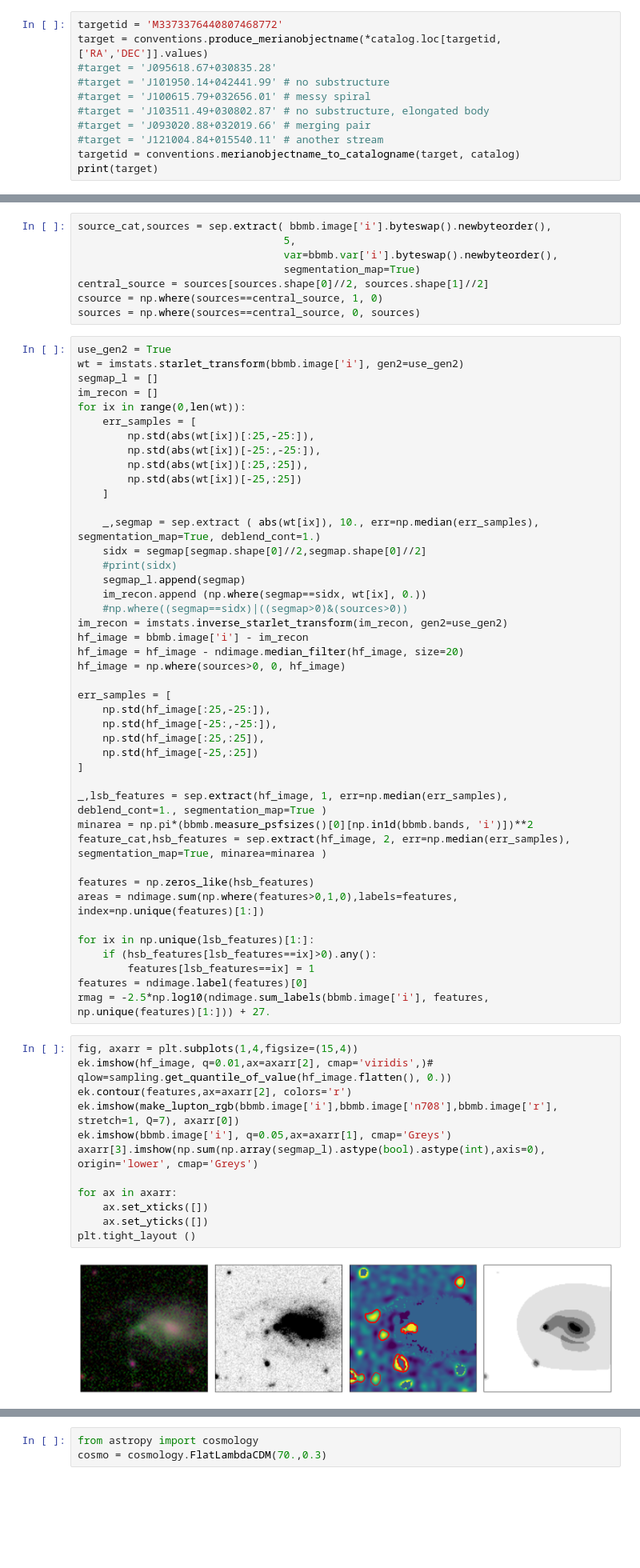
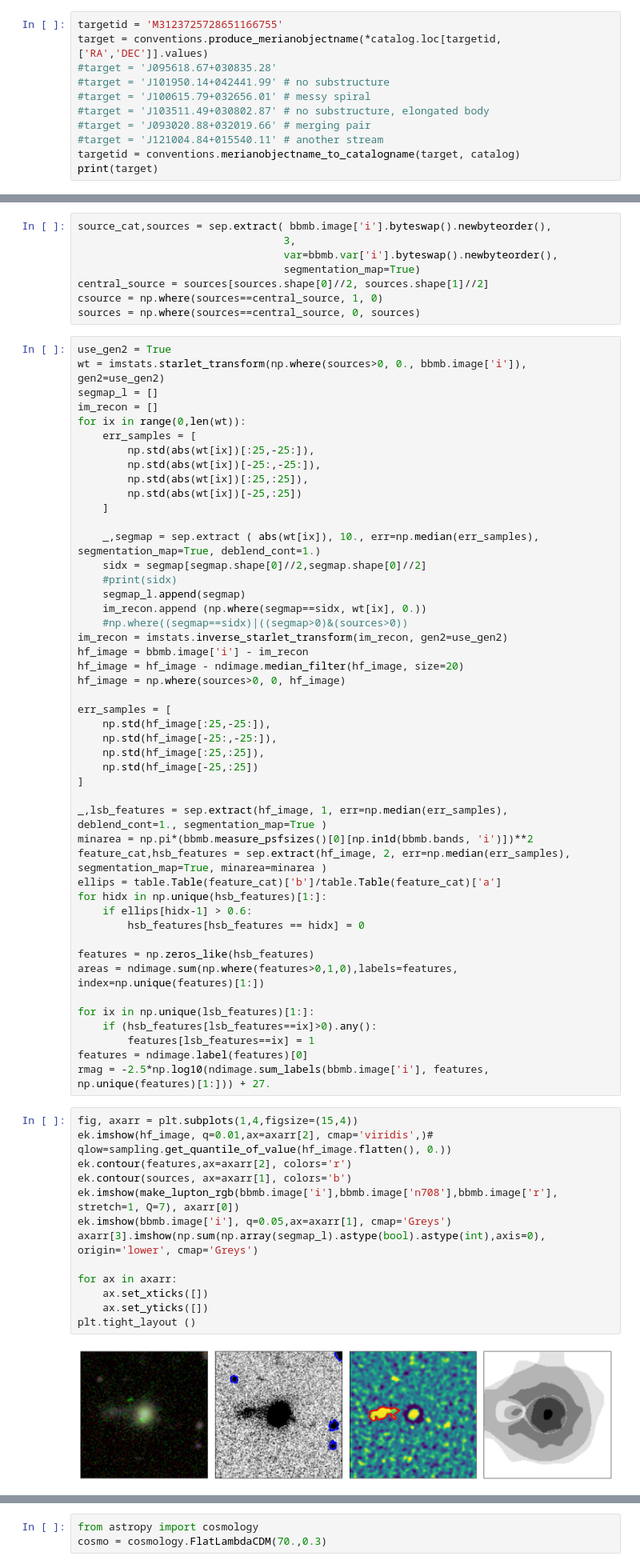
Before and after one commit to ekadofong/pieridae, a Jupyter notebook: notebooks/Starlet.ipynb, the cells around one changed output, grey strips where cells are left out. Shown at 80% size. Saved outputs shown, nothing was run; the diff lists cells and outputs as text; blank space fills up the shorter version.

Commit message:
add source rejection

```diff
--- a/notebooks/Starlet.ipynb
+++ b/notebooks/Starlet.ipynb
@@ -27,7 +30,7 @@ Interpolated Galactic extinction values from map.
 Computed Galactic extinction correction in 0.5 seconds.
 Computed internal extinction corrections in 0.6 seconds.
 # %%
-targetid = 'M3373376440807468772'
+targetid = 'M3123725728651166755'
 target = conventions.produce_merianobjectname(*catalog.loc[targetid, ['RA','DEC']].values)
 #target = 'J095618.67+030835.28'
 #target = 'J101950.14+042441.99' # no substructure
@@ -74,6 +70,6 @@ for band in ['g', 'n540', 'r', 'n708', 'i', 'z']:
 # %%
 source_cat,sources = sep.extract( bbmb.image['i'].byteswap().newbyteorder(),
-                                 5,
+                                 3,
                                  var=bbmb.var['i'].byteswap().newbyteorder(),
                                  segmentation_map=True)
 central_source = sources[sources.shape[0]//2, sources.shape[1]//2]
@@ -81,7 +77,7 @@ csource = np.where(sources==central_source, 1, 0)
 sources = np.where(sources==central_source, 0, sources)
 # %%
 use_gen2 = True
-wt = imstats.starlet_transform(bbmb.image['i'], gen2=use_gen2)
+wt = imstats.starlet_transform(np.where(sources>0, 0., bbmb.image['i']), gen2=use_gen2)
 segmap_l = []
 im_recon = []
 for ix in range(0,len(wt)):
@@ -113,6 +109,10 @@ err_samples = [
 _,lsb_features = sep.extract(hf_image, 1, err=np.median(err_samples), deblend_cont=1., segmentation_map=True )
 minarea = np.pi*(bbmb.measure_psfsizes()[0][np.in1d(bbmb.bands, 'i')])**2
 feature_cat,hsb_features = sep.extract(hf_image, 2, err=np.median(err_samples), segmentation_map=True, minarea=minarea )
+ellips = table.Table(feature_cat)['b']/table.Table(feature_cat)['a']
+for hidx in np.unique(hsb_features)[1:]:
+    if ellips[hidx-1] > 0.6:
+        hsb_features[hsb_features == hidx] = 0
 
 features = np.zeros_like(hsb_features)
 areas = ndimage.sum(np.where(features>0,1,0),labels=features, index=np.unique(features)[1:])
@@ -125,17 +125,18 @@ rmag = -2.5*np.log10(ndimage.sum_labels(bbmb.image['i'], features, np.unique(fea
 # %%
 fig, axarr = plt.subplots(1,4,figsize=(15,4))
 ek.imshow(hf_image, q=0.01,ax=axarr[2], cmap='viridis',)# qlow=sampling.get_quantile_of_value(hf_image.flatten(), 0.))
 ek.contour(features,ax=axarr[2], colors='r')
+ek.contour(sources, ax=axarr[1], colors='b')
 ek.imshow(make_lupton_rgb(bbmb.image['i'],bbmb.image['n708'],bbmb.image['r'], stretch=1, Q=7), axarr[0])
 ek.imshow(bbmb.image['i'], q=0.05,ax=axarr[1], cmap='Greys')
 axarr[3].imshow(np.sum(np.array(segmap_l).astype(bool).astype(int),axis=0), origin='lower', cmap='Greys')
 
 for ax in axarr:
     ax.set_xticks([])
     ax.set_yticks([])
 plt.tight_layout ()
 # %% [output]
-[figure, old version]
+[figure, new version]
 # %%
 dd = np.load(
     '/Users/kadofong/work/projects/merian/pixel_excess/local_data/pieridae_output/starlet_qa/M3123725728651166755/M3123725728651166755_results.npy',
```
Also changed, not shown: parts of 3 cells of this notebook, 1 other file.
